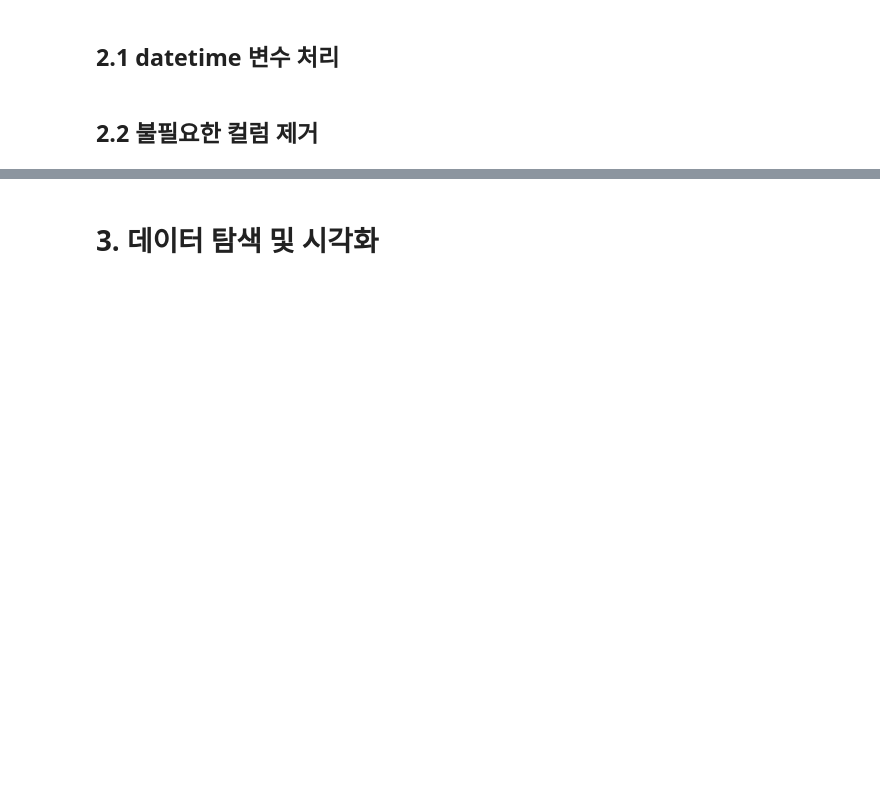
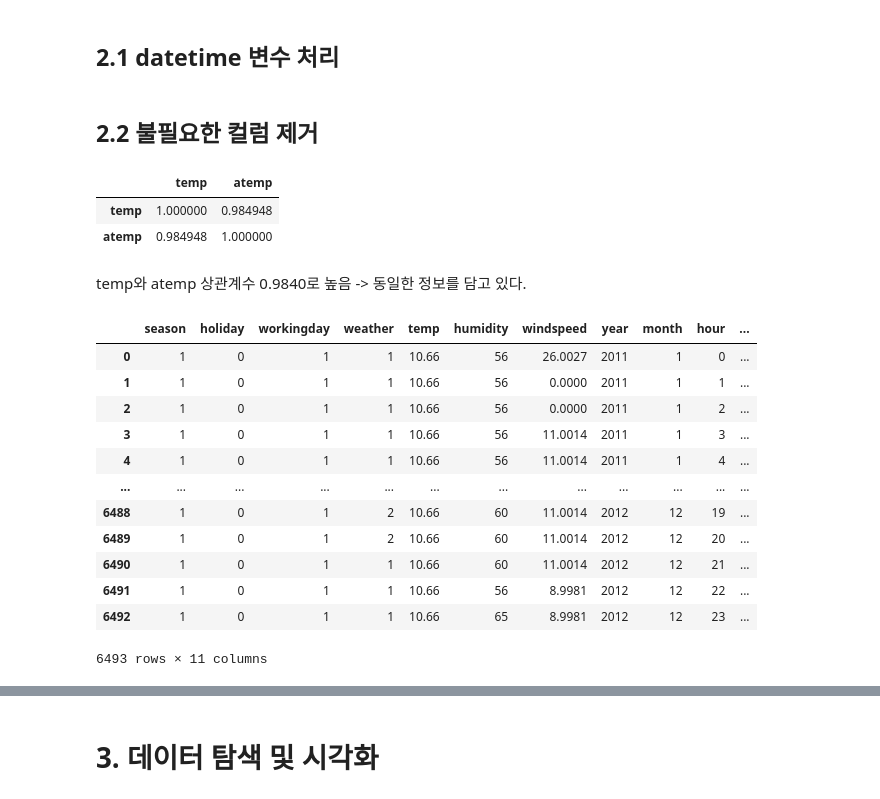
Before and after one commit to 2rlo0/hipython_rep, a Jupyter notebook: 자전거대여량예측/39_ bike대여량예측.ipynb, the cells around one changed output, grey strips where cells are left out. Cells and saved outputs as stored; diff of their text form; code cells hidden in the pictures; blank space fills up the shorter version.

```diff
--- a/자전거대여량예측/39_ bike대여량예측.ipynb
+++ b/자전거대여량예측/39_ bike대여량예측.ipynb
@@ -32,6 +32,7 @@ plt.rcParams['axes.unicode_minus'] = False # 마이너스 폰트 깨짐 방지
 # %%
 # 데이터 로드
 df = pd.read_csv("../data/bike-sharing-demand/train.csv")
+test_df = pd.read_csv("../data/bike-sharing-demand/test.csv")
 # %%
 df.info()
 # %% [output]
@@ -73,6 +74,23 @@ df['month'] = df['datetime'].dt.month
 df['day'] = df['datetime'].dt.day
 df['hour'] = df['datetime'].dt.hour
 df['weekday'] = df['datetime'].dt.dayofweek # 월요일: 0, 일요일: 6
+# %%
+# 1. datetime 변환
+test_df['datetime'] = pd.to_datetime(test_df['datetime'])
+# 연(year), 월(month), 일(day), 시간(hour), 요일(weekday) 정보 추출
+test_df['year'] = test_df['datetime'].dt.year
+test_df['month'] = test_df['datetime'].dt.month
+test_df['day'] = test_df['datetime'].dt.day
+test_df['hour'] = test_df['datetime'].dt.hour
+test_df['weekday'] = test_df['datetime'].dt.dayofweek # 월요일: 0, 일요일: 6
 # %% [markdown]
 ## 2.2 불필요한 컬럼 제거
+# %%
+df[['temp', 'atemp']].corr()
+# %% [output]
+|  | temp | atemp |
+| temp | 1.000000 | 0.984948 |
+| atemp | 0.984948 | 1.000000 |
+# %% [markdown]
+temp와 atemp 상관계수 0.9840로 높음 -> 동일한 정보를 담고 있다.
 # %%
@@ -80,3 +98,21 @@ df = df.drop(['datetime', 'casual', 'registered'], axis=1)
+# %%
+test_df = test_df.drop(['datetime','day', 'atemp'], axis=1)
+# %%
+test_df
+# %% [output]
+|  | season | holiday | workingday | weather | temp | humidity | windspeed | year | month | hour | ... |
+| 0 | 1 | 0 | 1 | 1 | 10.66 | 56 | 26.0027 | 2011 | 1 | 0 | ... |
+| 1 | 1 | 0 | 1 | 1 | 10.66 | 56 | 0.0000 | 2011 | 1 | 1 | ... |
+| 2 | 1 | 0 | 1 | 1 | 10.66 | 56 | 0.0000 | 2011 | 1 | 2 | ... |
+| 3 | 1 | 0 | 1 | 1 | 10.66 | 56 | 11.0014 | 2011 | 1 | 3 | ... |
+| 4 | 1 | 0 | 1 | 1 | 10.66 | 56 | 11.0014 | 2011 | 1 | 4 | ... |
+| ... | ... | ... | ... | ... | ... | ... | ... | ... | ... | ... | ... |
+| 6488 | 1 | 0 | 1 | 2 | 10.66 | 60 | 11.0014 | 2012 | 12 | 19 | ... |
+| 6489 | 1 | 0 | 1 | 2 | 10.66 | 60 | 11.0014 | 2012 | 12 | 20 | ... |
+| 6490 | 1 | 0 | 1 | 1 | 10.66 | 60 | 11.0014 | 2012 | 12 | 21 | ... |
+| 6491 | 1 | 0 | 1 | 1 | 10.66 | 56 | 8.9981 | 2012 | 12 | 22 | ... |
+| 6492 | 1 | 0 | 1 | 1 | 10.66 | 65 | 8.9981 | 2012 | 12 | 23 | ... |
+6493 rows × 11 columns
 # %%
 categorical_features = ['season', 'weather']
 df = pd.get_dummies(df, columns=categorical_features, drop_first=True)
```
Also changed, not shown: parts of 8 cells of this notebook, 1 other file.
